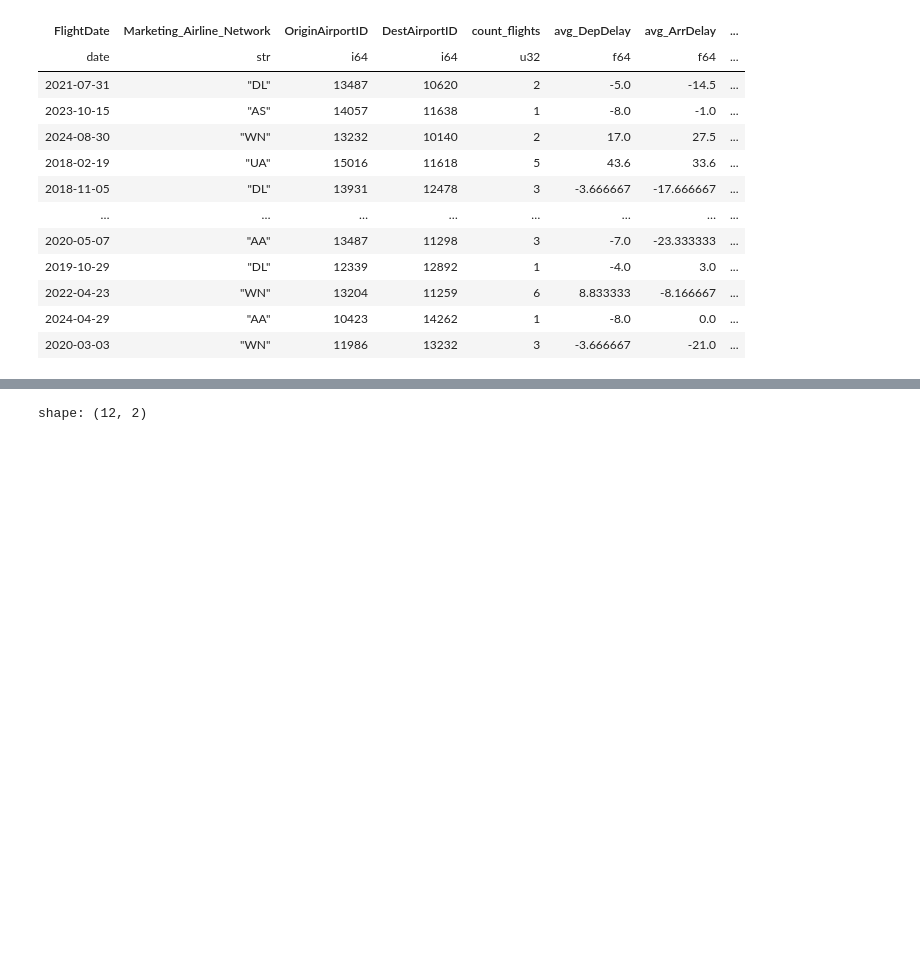
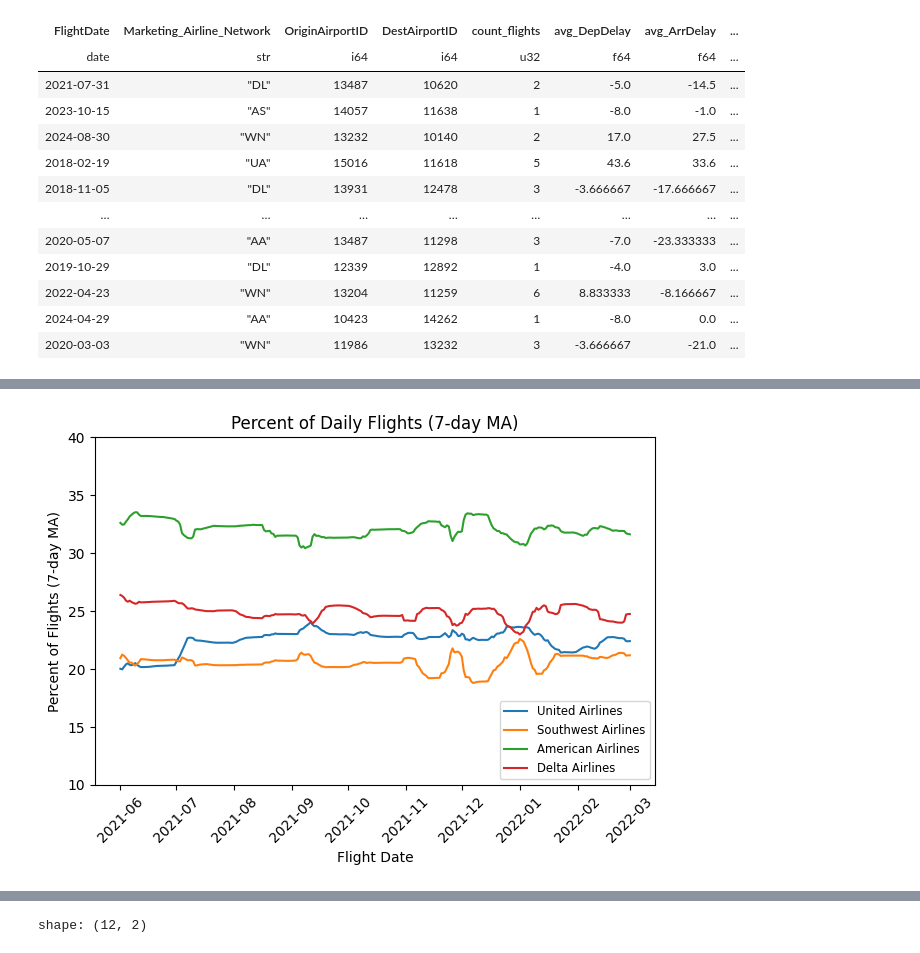
Before and after one commit to svanomm/sentiment-volume-forecasting, a Jupyter notebook: Scripts/01 Process Ontime Data.ipynb, the cells around one changed output, grey strips where cells are left out. Saved outputs shown, nothing was run; the diff lists cells and outputs as text; code cells hidden in the pictures; blank space fills up the shorter version.

```diff
--- a/Scripts/01 Process Ontime Data.ipynb
+++ b/Scripts/01 Process Ontime Data.ipynb
@@ -365,0 +367,9 @@ plt.tight_layout()
+# %%
+df_counts_wide = df_counts_wide.with_columns(
+    UA_share = pl.col('UA') / (pl.col('UA') + pl.col('WN') + pl.col('AA') + pl.col('DL')) * 100,
+    WN_share = pl.col('WN') / (pl.col('UA') + pl.col('WN') + pl.col('AA') + pl.col('DL')) * 100,
+    AA_share = pl.col('AA') / (pl.col('UA') + pl.col('WN') + pl.col('AA') + pl.col('DL')) * 100,
+    DL_share = pl.col('DL') / (pl.col('UA') + pl.col('WN') + pl.col('AA') + pl.col('DL')) * 100
+)
+
+df_counts_wide
@@ -366,3 +391,17 @@ plt.tight_layout()
+# %%
+plt.plot(df_counts_wide['FlightDate'], df_counts_wide['UA_share'], label='United Airlines', marker='', linestyle='-')
+plt.plot(df_counts_wide['FlightDate'], df_counts_wide['WN_share'], label='Southwest Airlines', marker='', linestyle='-')
+plt.plot(df_counts_wide['FlightDate'], df_counts_wide['AA_share'], label='American Airlines', marker='', linestyle='-')
+plt.plot(df_counts_wide['FlightDate'], df_counts_wide['DL_share'], label='Delta Airlines', marker='', linestyle='-')
+plt.xlabel('Flight Date')
+plt.ylabel('Percent of Flights (7-day MA)')
+plt.ylim([10, 40])
+plt.title('Percent of Daily Flights (7-day MA)')
+plt.legend(loc='lower right', fontsize='small')
+plt.xticks(rotation=45)
+plt.tight_layout()
+# %% [output]
+[figure, added]
 # %%
 df_changes = df_agg_airday.sort(['FlightDate', 'Marketing_Airline_Network']
 ).with_columns(
```
Also changed, not shown: parts of 6 cells of this notebook, 1 other file.
